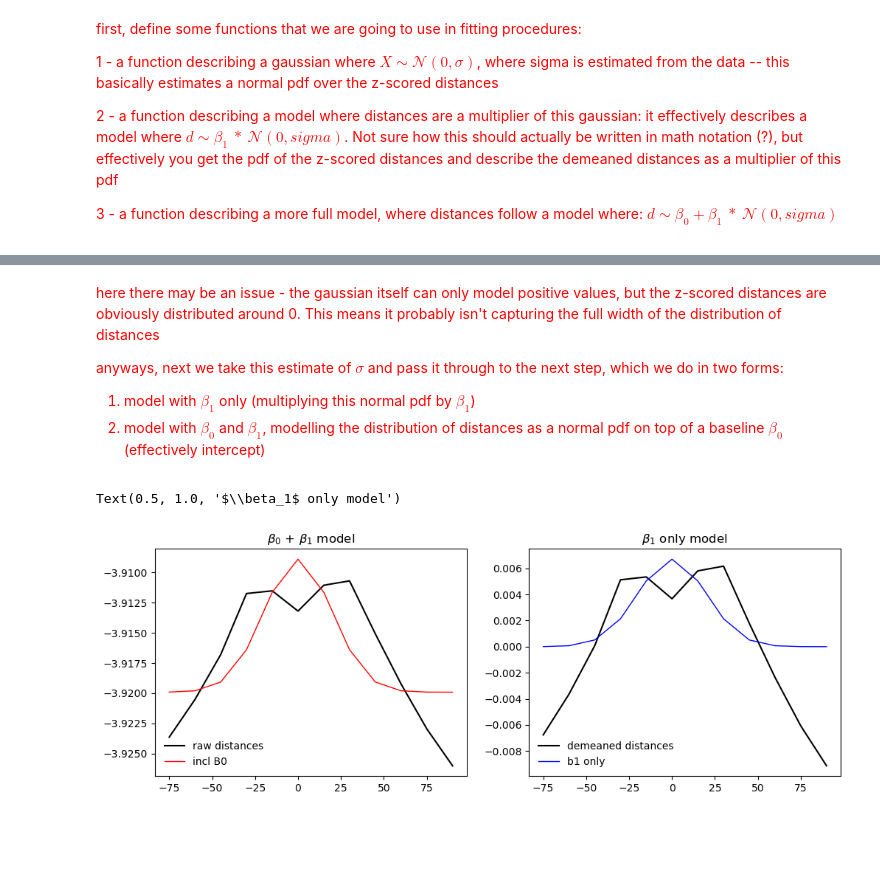
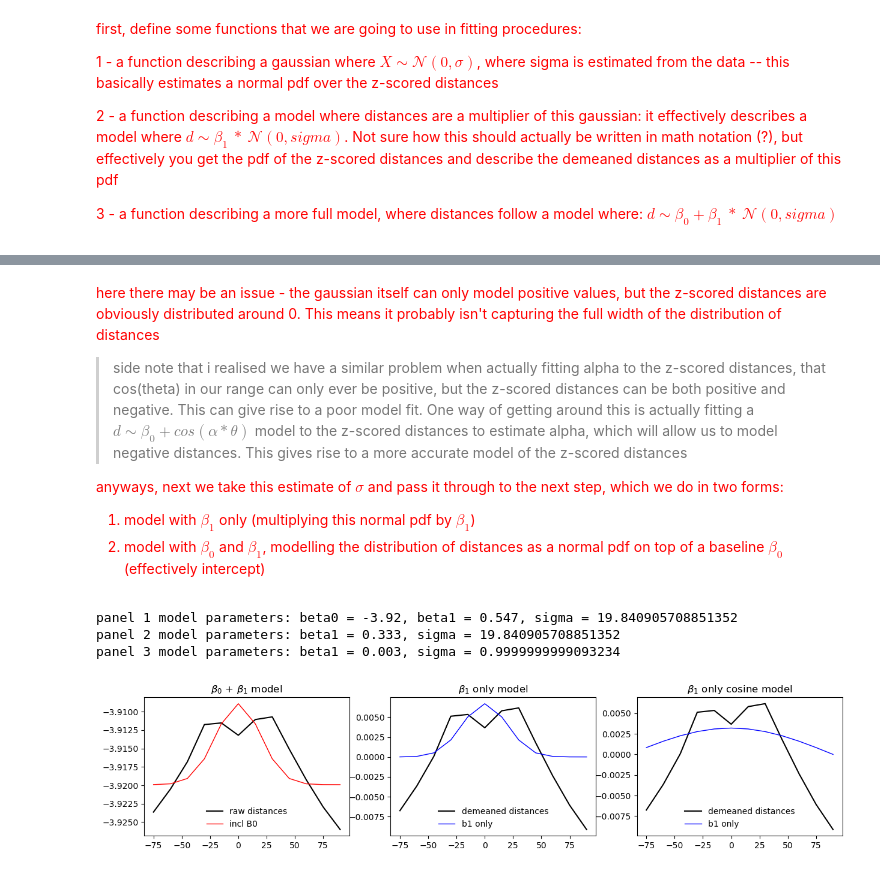
Before and after one commit to schekroud/tuningcurves, a Jupyter notebook: analysis/gaussian_model_help.ipynb, the cells around one changed output, grey strips where cells are left out. Saved outputs shown, nothing was run; the diff lists cells and outputs as text; code cells hidden in the pictures; blank space fills up the shorter version.

```diff
--- a/analysis/gaussian_model_help.ipynb
+++ b/analysis/gaussian_model_help.ipynb
@@ -151,6 +160,9 @@ Text(0.5, 1.0, 'de-meaned distances (black) with best fitting normal overlaid (r
 
 here there may be an issue - the gaussian itself can only model positive values, but the z-scored distances are obviously distributed around 0. This means it probably isn't capturing the full width of the distribution of distances
 
+> side note that i realised we have a similar problem when actually fitting alpha to the z-scored distances, that cos(theta) in our range can only ever be positive, but the z-scored distances can be both positive and negative. This can give rise to a poor model fit. One way of getting around this is actually fitting a $d \sim \beta_0 + cos(\alpha * \theta)$ model to the z-scored distances to estimate alpha, which will allow us to model negative distances. This gives rise to a more accurate model of the z-scored distances
+
+
 anyways, next we take this estimate of $\sigma$ and pass it through to the next step, which we do in two forms:
 
 1. model with $\beta_1$ only (multiplying this normal pdf by $\beta_1$)
@@ -165,24 +177,46 @@ b1fit = sp.optimize.curve_fit(lambda x, B1: gaussfunc_b1only(x, B1, fitsigma),
 #estimate parameters for the model with B0 and B1
 betafit = sp.optimize.curve_fit(lambda x, B0, B1: gaussfunc_fullbeta(x, B0, B1, fitsigma),
                                 xdata = binmids,
-                                ydata = tmp)[0]
+                                ydata = tmp,
+                                p0 = [tmp.mean(0), 1])[0] #initialise with B0 as mean distance, B1 as 1
+
+#estimate parameters for the cosine model
+bcosfit = sp.optimize.curve_fit(TuningCurveFuncs.b1_cosine,
+                                xdata = np.multiply(binmidsrad, fitalpha[0]),
+                                #xdata = np.multiply(binmidsrad, fitalpha2[1]),
+                                ydata = tmpdm, #use demeaned distances to fit this stage
+                                p0 = [1], #initial guess for b1=1
+                                maxfev = 5000, method='trf', nan_policy='omit')[0]
 # %%
 #get the fitted distances for the two models
 fullfit = np.add(betafit[0], np.multiply(betafit[1], sp.stats.norm.pdf(binmids, loc = 0, scale = fitsigma)))
 fitb1only = np.multiply(b1fit, sp.stats.norm.pdf(binmids, loc = 0, scale = fitsigma))
+cosfitb1 = np.multiply(bcosfit[0], np.cos(binmidsrad* fitalpha[0]))
+#cosfitb1 = np.multiply(bcosfit[0], np.cos(binmidsrad * fitalpha2[1]))
 
 #and plot them
-fig = plt.figure(figsize = [12, 4])
-ax = fig.add_subplot(121)
+fig = plt.figure(figsize = [15, 3])
+ax = fig.add_subplot(131)
 ax.plot(binmids, tmp, lw = 1.5, color='k', label = 'raw distances')
 ax.plot(binmids, fullfit, lw = 1, color = 'red', label = 'incl B0')
-ax.legend(loc='lower left', frameon=False)
+ax.legend(loc='lower center', frameon=False)
 ax.set_title('$\\beta_0$ + $\\beta_1$ model')
-ax=fig.add_subplot(122)
+ax=fig.add_subplot(132)
 ax.plot(binmids, tmpdm, lw = 1.5, color = 'k', label = 'demeaned distances')
 ax.plot(binmids, fitb1only, lw = 1, color = 'blue', label = 'b1 only')
-ax.legend(loc='lower left', frameon=False)
+ax.legend(loc='lower center', frameon=False)
 ax.set_title('$\\beta_1$ only model')
+ax=fig.add_subplot(133)
+ax.plot(binmids, tmpdm, lw = 1.5, color = 'k', label = 'demeaned distances')
+ax.plot(binmids, cosfitb1, lw = 1, color = 'blue', label = 'b1 only')
+ax.legend(loc='lower center', frameon=False)
+ax.set_title('$\\beta_1$ only cosine model')
+
+print(f'panel 1 model parameters: beta0 = {np.round(betafit[0], 3)}, beta1 = {np.round(betafit[1], 3)}, sigma = {fitsigma[0]}')
+print(f'panel 2 model parameters: beta1 = {np.round(b1fit[0], 3)}, sigma = {fitsigma[0]}')
+print(f'panel 3 model parameters: beta1 = {np.round(bcosfit[0], 3)}, sigma = {fitalpha[0]}')
 # %% [output]
-Text(0.5, 1.0, '$\\beta_1$ only model')
+panel 1 model parameters: beta0 = -3.92, beta1 = 0.547, sigma = 19.840905708851352
+panel 2 model parameters: beta1 = 0.333, sigma = 19.840905708851352
+panel 3 model parameters: beta1 = 0.003, sigma = 0.9999999999093234
-[figure, old version]
+[figure, new version]
```
Also changed, not shown: parts of 3 cells of this notebook.
